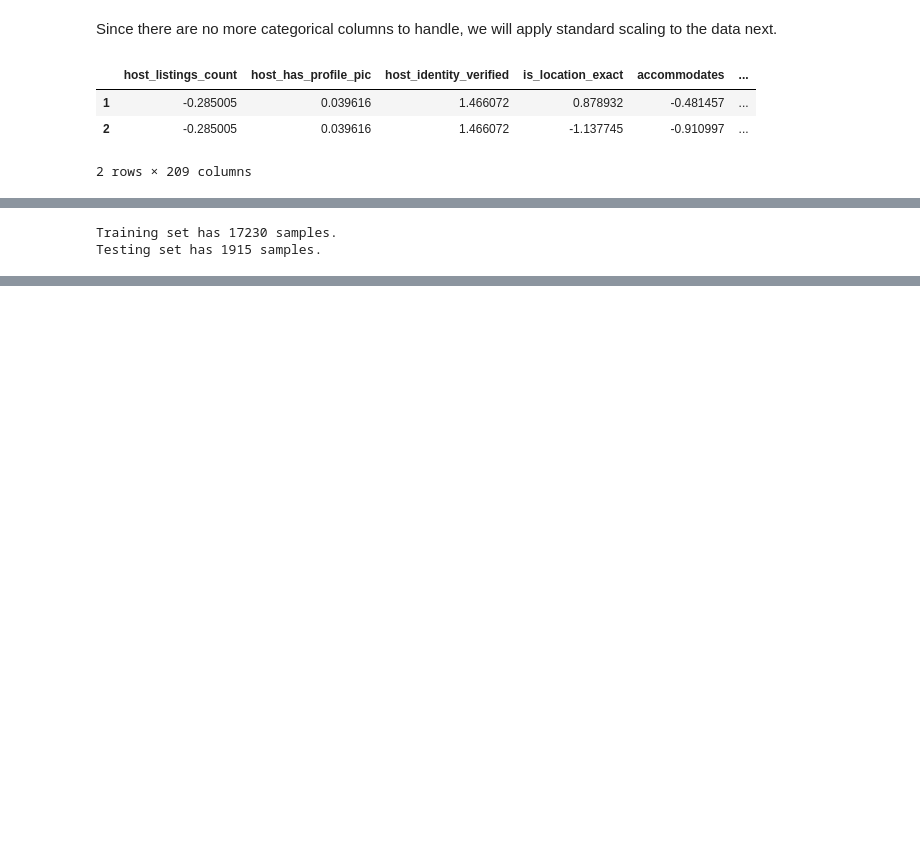
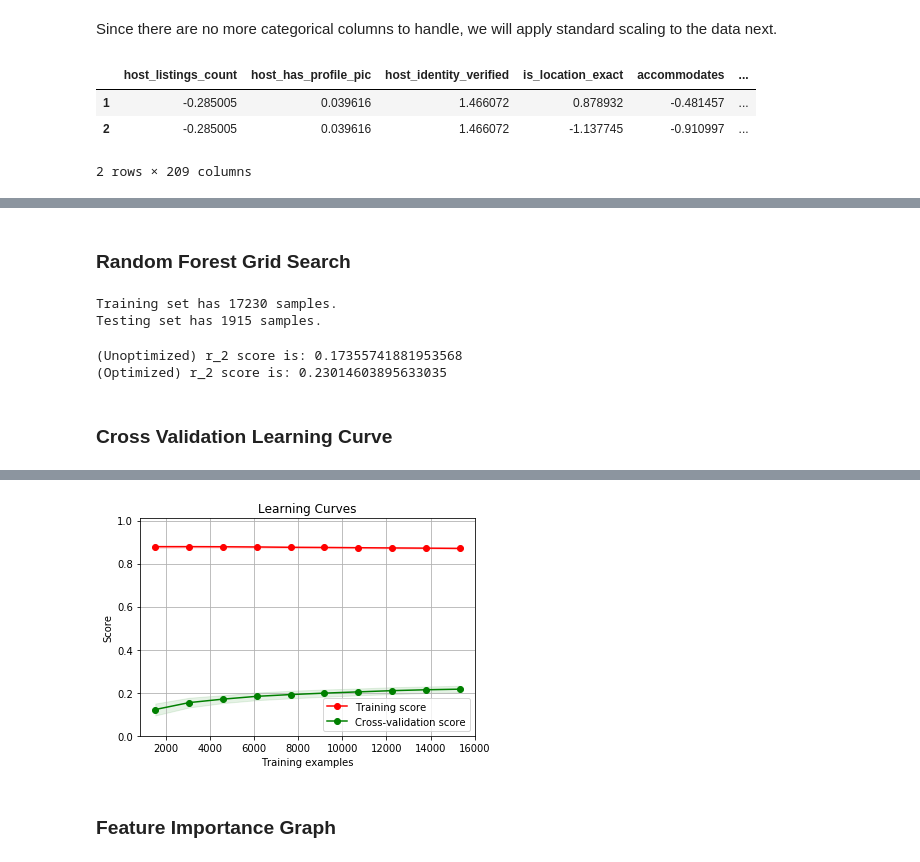
Before and after one commit to diogo-bastos/airbnb-lisbon-data-analysis, a Jupyter notebook: Airbnb-Lisbon-Data-Analysis.ipynb, the cells around one changed output, grey strips where cells are left out. Drawn from its saved outputs; the diff is of its cells as text; code cells hidden in the pictures; blank space fills up the shorter version.

```diff
--- a/Airbnb-Lisbon-Data-Analysis.ipynb
+++ b/Airbnb-Lisbon-Data-Analysis.ipynb
@@ -444,6 +518,8 @@ features = air_bnb_listings_no_na.drop(['review_scores_rating', 'review_scores_v
                                         'review_scores_accuracy', 'review_scores_cleanliness', \
                                         'review_scores_communication', 'review_scores_checkin', \
                                         'review_scores_location'], axis = 1)
+# %% [markdown]
+### Random Forest Grid Search <a class="anchor" id="eighth-bullet"></a>
 # %%
 # Split the 'features' and 'income' data into training and testing sets
 X_train, X_test, y_train, y_test = train_test_split(features,
@@ -461,10 +537,7 @@ clf = RandomForestRegressor(random_state=5)
 
 parameters = { 'criterion' : ['mse', 'mae'], \
                'max_depth': [5, 10, 25], \
-               #'max_features': [2, 3], \
-               #'min_samples_leaf': [3, 4, 5], \
-               #'min_samples_split': [8, 10, 12], \
-               'n_estimators': [100, 200, 500, 1000]}
+               'n_estimators': [75, 100, 150, 250]}
 
 scorer = make_scorer(r2_score)
 
@@ -479,3 +552,6 @@ y_pred = clf.predict(X_test)
 best_predictions = best_clf.predict(X_test)
 print(f'(Unoptimized) r_2 score is: {r2_score(y_test, y_pred)}')
 print(f'(Optimized) r_2 score is: {r2_score(y_test, best_predictions)}')
+# %% [output]
+(Unoptimized) r_2 score is: 0.17355741881953568
+(Optimized) r_2 score is: 0.23014603895633035
@@ -563,3 +558,5 @@ def plot_learning_curve(estimator, title, X, y, ylim=None, cv=None,
+# %% [markdown]
+### Cross Validation Learning Curve <a class="anchor" id="nineth-bullet"></a>
 # %%
 title = "Learning Curves"
 # Cross validation with 100 iterations to get smoother mean test and train
@@ -567,4 +564,5 @@ title = "Learning Curves"
 cv = ShuffleSplit(n_splits=100, test_size=0.2, random_state=0)
 
 estimator = best_clf
-plot_learning_curve(estimator, title, features, y_true, ylim=(0.0, 1.01), cv=cv, n_jobs=4)
+plot_learning_curve(estimator, title, features, y_true, ylim=(0.0, 1.01), cv=cv, n_jobs=3)
+# %% [output]
@@ -570,0 +570 @@ plot_learning_curve(estimator, title, features, y_true, ylim=(0.0, 1.01), cv=cv,
+[figure, added]
@@ -597,3 +571,5 @@ plt.show()
+# %% [markdown]
+### Feature Importance Graph <a class="anchor" id="thenth-bullet"></a>
 # %%
 features_for_graph = features.columns[:features.shape[1]]
 importances = grid_fit.best_estimator_.feature_importances_
```
Also changed, not shown: parts of 9 cells of this notebook.
